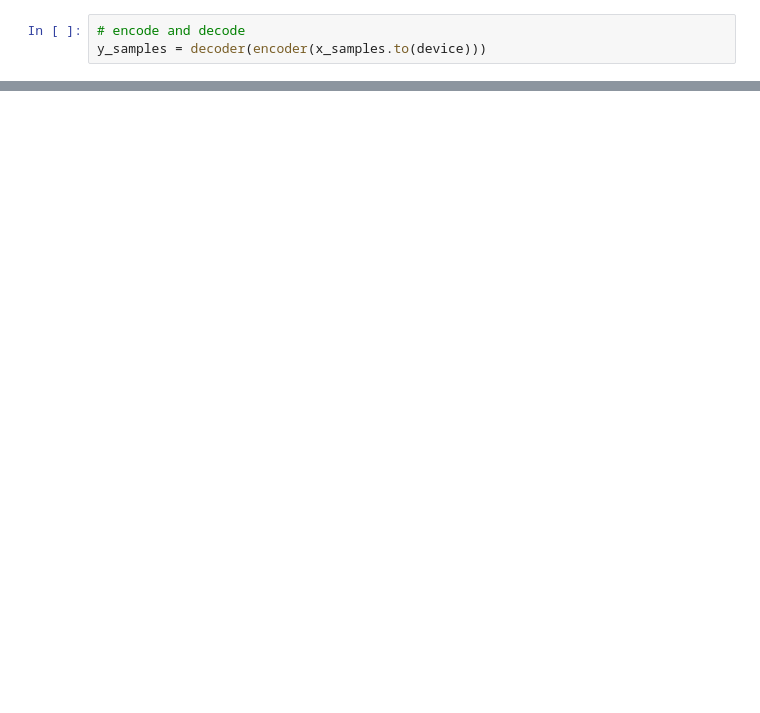
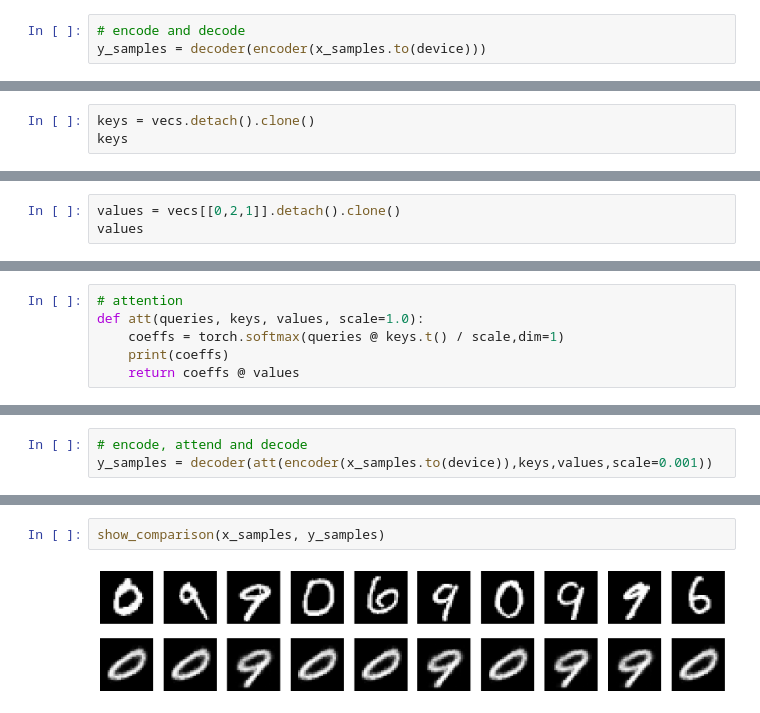
Before and after one commit to danghuy11/OAI, a Jupyter notebook: 04-transformer/mapping-spaces.ipynb, the cells around one changed output, grey strips where cells are left out. Saved outputs shown, nothing was run; the diff lists cells and outputs as text; blank space fills up the shorter version.

```diff
--- a/04-transformer/mapping-spaces.ipynb
+++ b/04-transformer/mapping-spaces.ipynb
@@ -382,0 +219,3 @@ plt.show()
+# %%
+keys = vecs.detach().clone()
+keys
@@ -382,0 +226,3 @@ plt.show()
+# %%
+values = vecs[[0,2,1]].detach().clone()
+values
@@ -382,0 +233,6 @@ plt.show()
+# %%
+# attention
+def att(queries, keys, values, scale=1.0):
+    coeffs = torch.softmax(queries @ keys.t() / scale,dim=1)
+    print(coeffs)
+    return coeffs @ values
@@ -382,0 +268,3 @@ plt.show()
+# %%
+# encode, attend and decode
+y_samples = decoder(att(encoder(x_samples.to(device)),keys,values,scale=0.001))
@@ -382,0 +283,4 @@ plt.show()
+# %%
+show_comparison(x_samples, y_samples)
+# %% [output]
+[figure, added]
```
Also changed, not shown: parts of 59 cells of this notebook.
